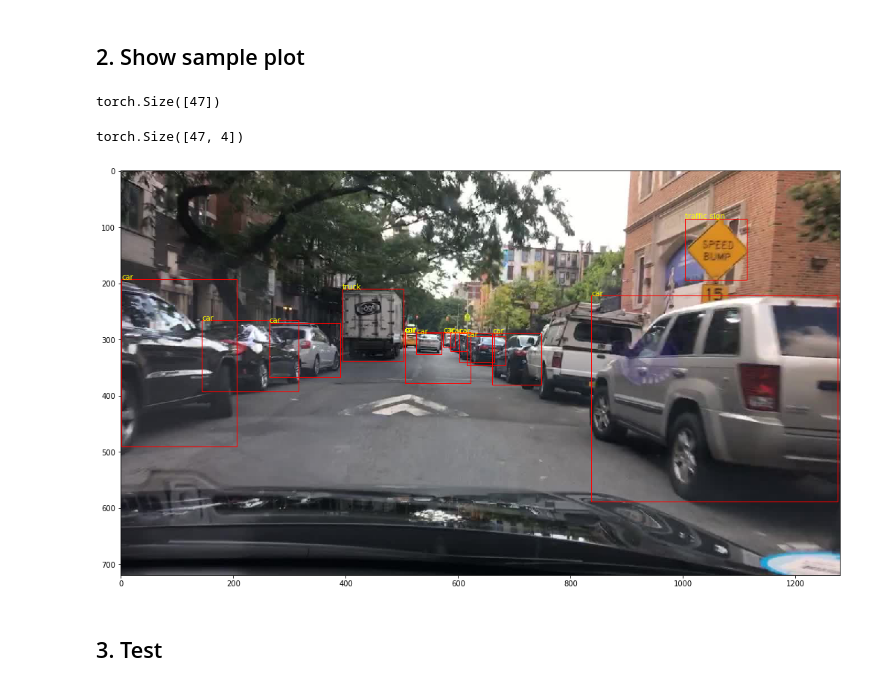
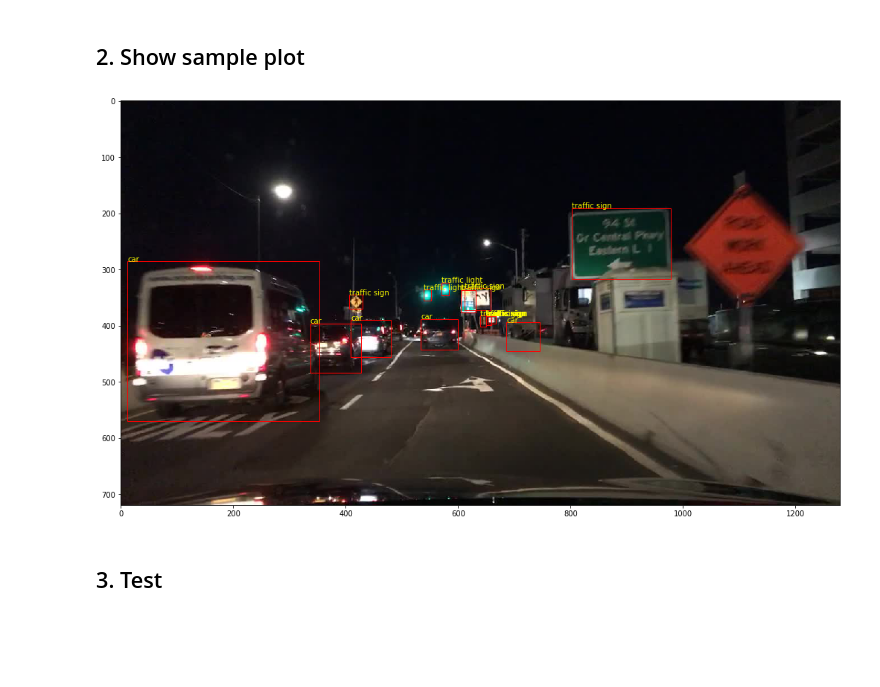
Before and after one commit to JiqianDong/BDD-100-CV, a Jupyter notebook: draft.ipynb, the cells around one changed output. Saved outputs shown, nothing was run; the diff lists cells and outputs as text; code cells hidden in the pictures; blank space fills up the shorter version.

```diff
--- a/draft.ipynb
+++ b/draft.ipynb
@@ -78,11 +74,3 @@ pred = model([im0_tensor])
-# %%
-pred[0]['labels'].shape
-# %% [output]
-torch.Size([47])
-# %%
-pred[0]['boxes'].shape
-# %% [output]
-torch.Size([47, 4])
 # %%
 def plot_from_image_preds(img,total_preds):
     fig,ax = plt.subplots(1,figsize=(20,10))
@@ -98,10 +86,10 @@ def plot_from_image_preds(img,total_preds):
 with open("datalists/bdd100k_val_images_path.txt", "rb") as fp:
     val_img_paths = pickle.load(fp)
 # %%
-im, total_preds = get_preds(12,val_img_paths,0.75)
+im, total_preds = get_preds(751,val_img_paths,0.6)
 plot_from_image_preds(im,total_preds)
 # %% [output]
-[figure, old version]
+[figure, new version]
 # %% [markdown]
 ## 3. Test
 # %%
```
Also changed, not shown: parts of 18 cells of this notebook, 3 other files.
